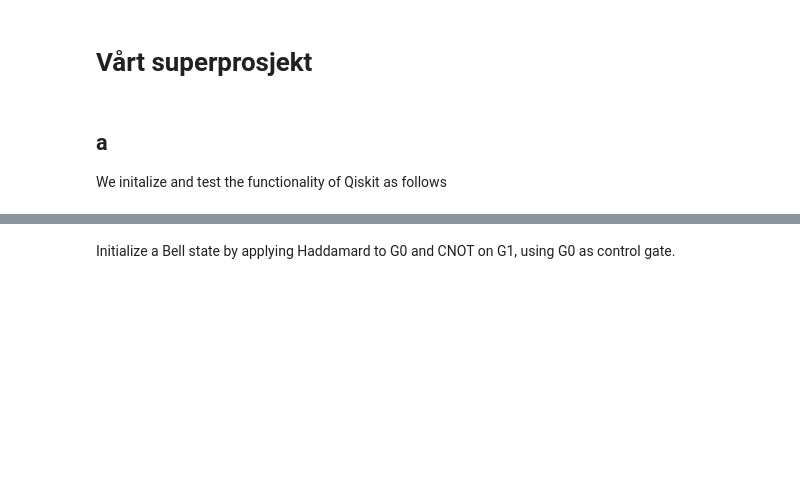
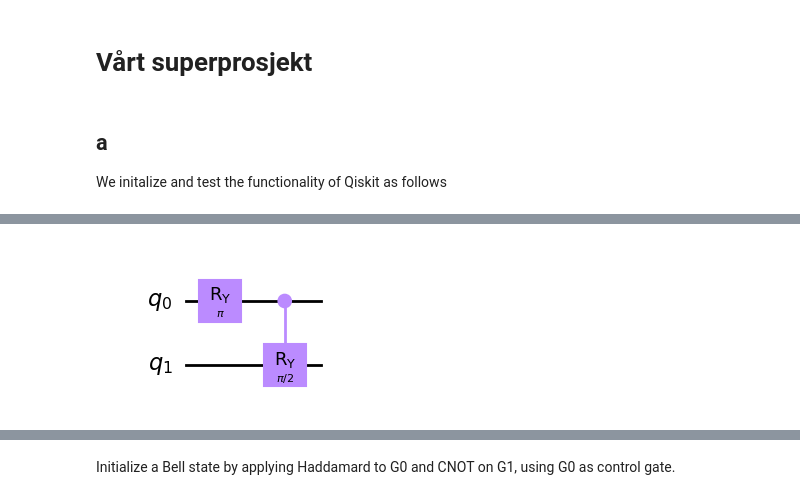
Before and after one commit to hkve/Lipkin-Model-FYS5419, a Jupyter notebook: Project1.ipynb, the cells around one changed output, grey strips where cells are left out. Saved outputs shown, nothing was run; the diff lists cells and outputs as text; code cells hidden in the pictures; blank space fills up the shorter version.

```diff
--- a/Project1.ipynb
+++ b/Project1.ipynb
@@ -49,0 +42,6 @@ q_1: ─────────┤ Ry(π/2) ├
+# %%
+qc_par = qc_.bind_parameters({var_par1: np.pi, var_par2: np.pi/2})
+#qc_par.save_statevector()
+qc_par.draw('mpl')
+# %% [output]
+[figure, added]
```
Also changed, not shown: parts of 34 cells of this notebook.
